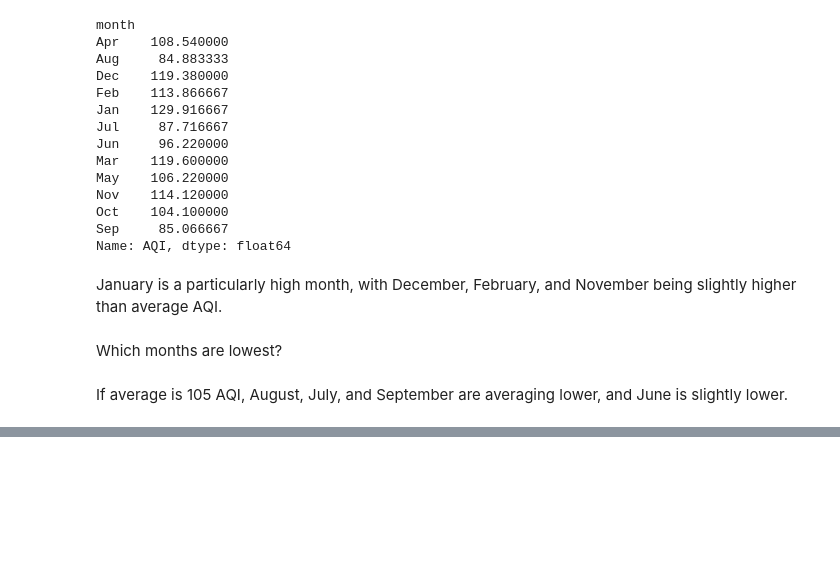
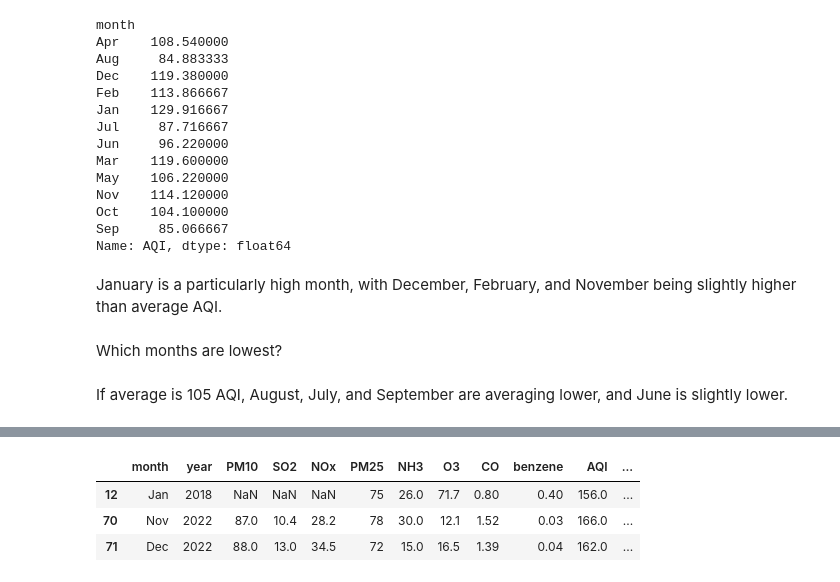
Before and after one commit to danileahacker/Air-Quality-in-Hyderabad-Pollution-Analysis, a Jupyter notebook: pollution_eda.ipynb, the cells around one changed output, grey strips where cells are left out. Cells and saved outputs as stored; diff of their text form; code cells hidden in the pictures; blank space fills up the shorter version.

```diff
--- a/pollution_eda.ipynb
+++ b/pollution_eda.ipynb
@@ -419,0 +420,8 @@ aqi.sort_values(by='AQI', ascending=False)
+# %%
+unhealthy = aqi.loc[aqi.level_of_concern == 'unhealthy']
+unhealthy
+# %% [output]
+|  | month | year | PM10 | SO2 | NOx | PM25 | NH3 | O3 | CO | benzene | AQI | ... |
+| 12 | Jan | 2018 | NaN | NaN | NaN | 75 | 26.0 | 71.7 | 0.80 | 0.40 | 156.0 | ... |
+| 70 | Nov | 2022 | 87.0 | 10.4 | 28.2 | 78 | 30.0 | 12.1 | 1.52 | 0.03 | 166.0 | ... |
+| 71 | Dec | 2022 | 88.0 | 13.0 | 34.5 | 72 | 15.0 | 16.5 | 1.39 | 0.04 | 162.0 | ... |
```
Also changed, not shown: parts of 3 cells of this notebook.
